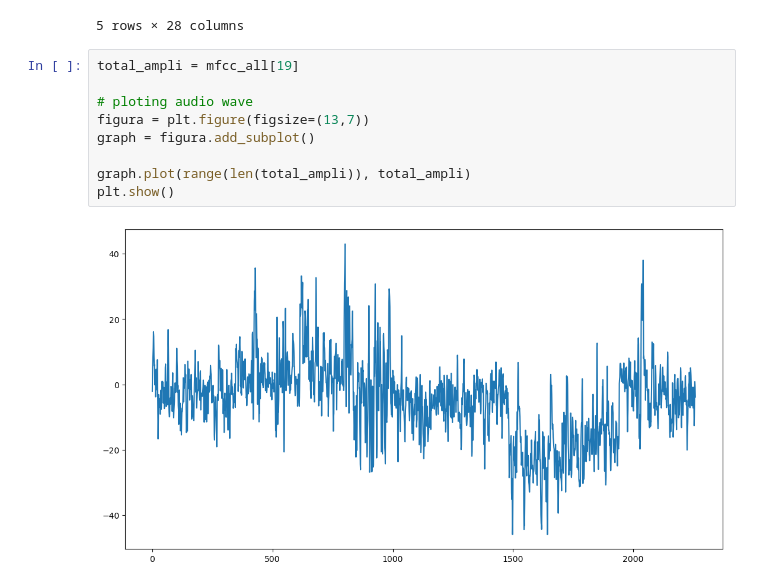
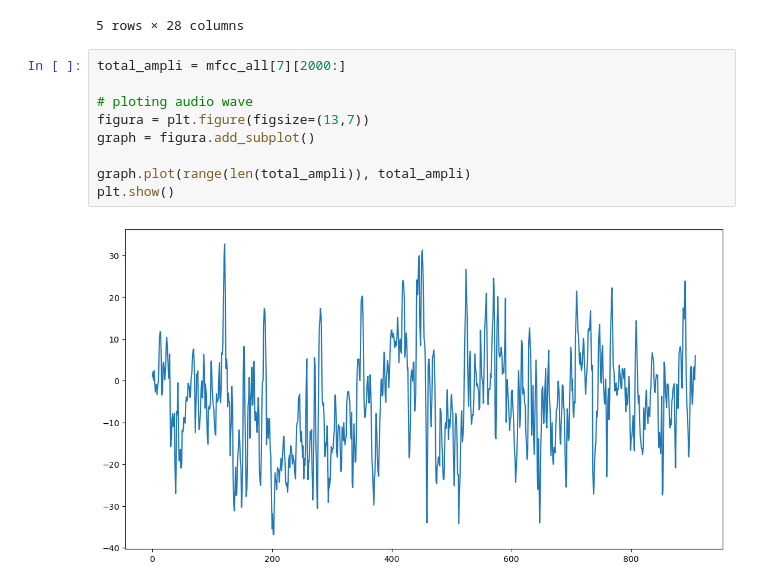
Before and after one commit to mwahid60/audio_preprocesing, a Jupyter notebook: emotion.ipynb, the cells around one changed output. Cells and saved outputs as stored; diff of their text form.

```diff
--- a/emotion.ipynb
+++ b/emotion.ipynb
@@ -177,13 +185,13 @@ df[df['file_name']== 'audio003.mp3'].tail(5)
 | 345 | audio003.mp3 | -346.413605 | 129.692703 | -1.074780 | 19.480774 | 18.033703 | 0.158617 | -9.084990 | -5.068707 | -5.651266 | ... | ... |
 5 rows × 28 columns
 # %%
-total_ampli = mfcc_all[19]
+total_ampli = mfcc_all[7][2000:]
 
 # ploting audio wave
 figura = plt.figure(figsize=(13,7))
 graph = figura.add_subplot()
 
 graph.plot(range(len(total_ampli)), total_ampli)
 plt.show()
 # %% [output]
-[figure, old version]
+[figure, new version]
```
Also changed, not shown: parts of 5 cells of this notebook, 4 other files.
